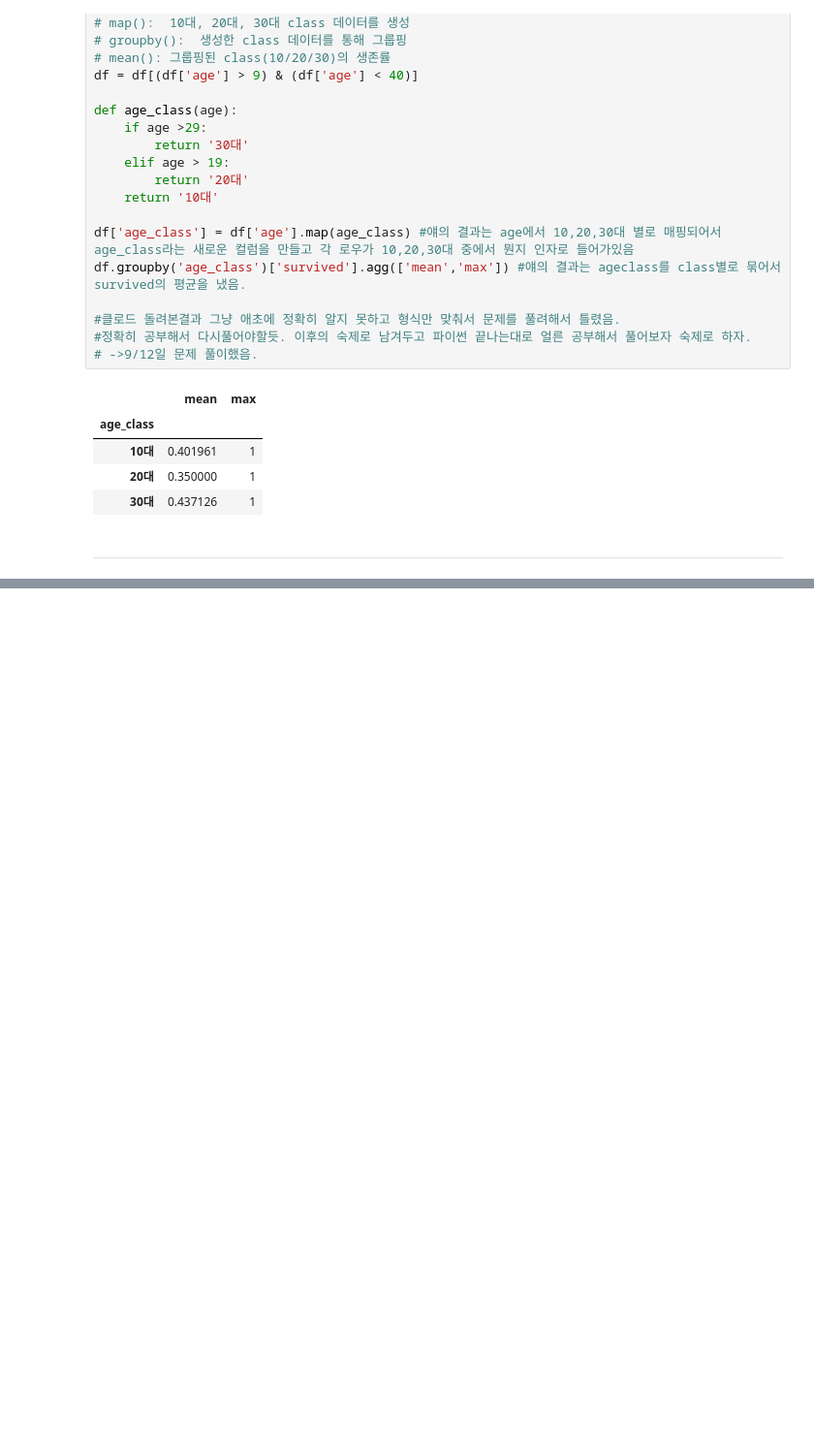
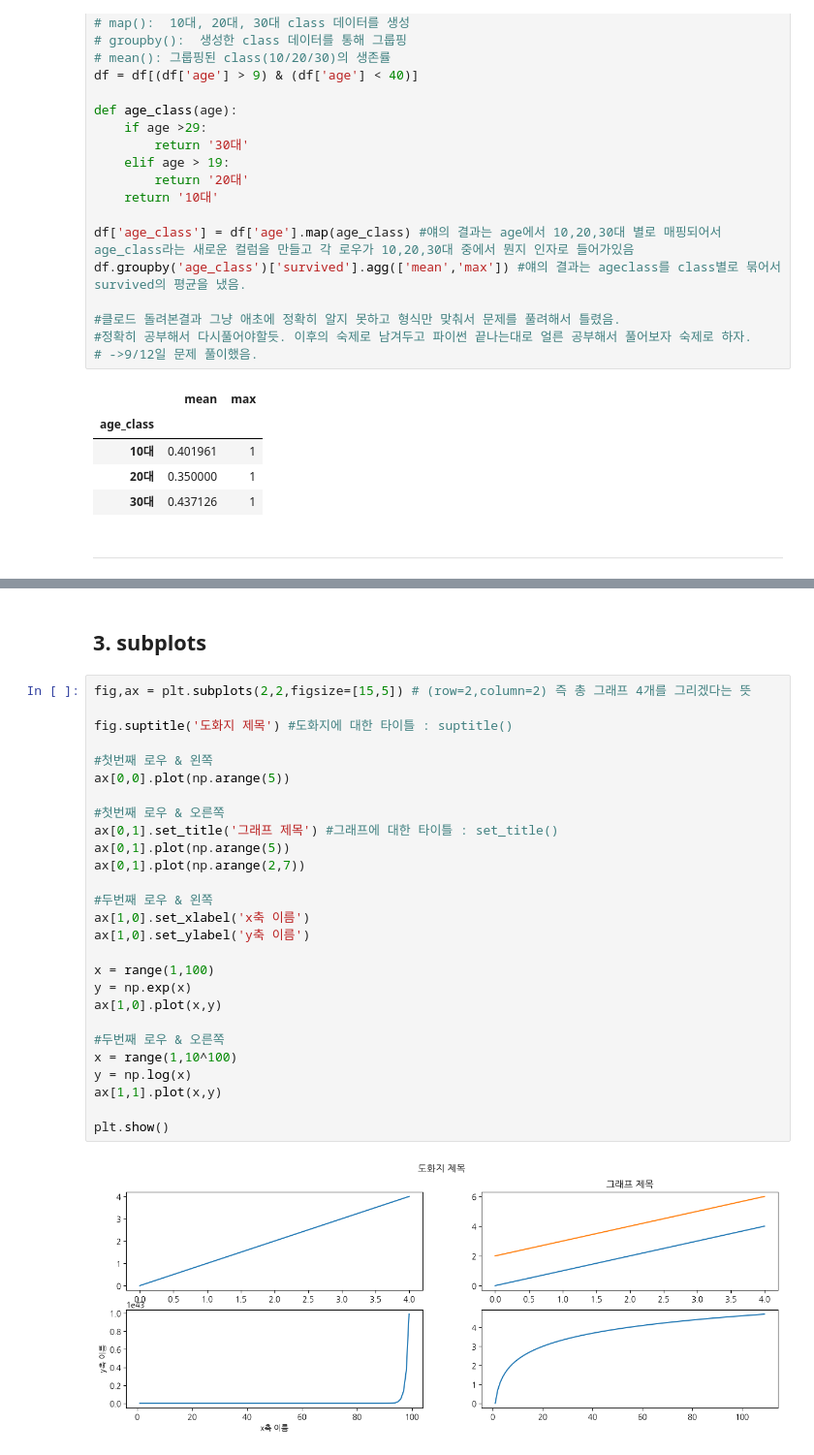
Before and after one commit to jumh991103/study_study, a Jupyter notebook: machine_learning_book/teacher_practice_2(data_vsualization).ipynb, the cells around one changed output, grey strips where cells are left out. Shown at 97% size. Saved outputs shown, nothing was run; the diff lists cells and outputs as text; blank space fills up the shorter version.

```diff
--- a/machine_learning_book/teacher_practice_2(data_vsualization).ipynb
+++ b/machine_learning_book/teacher_practice_2(data_vsualization).ipynb
@@ -49,0 +84,31 @@ df.groupby('age_class')['survived'].agg(['mean','max']) #얘의 결과는 agecla
+# %% [markdown]
+## 3. subplots
+# %%
+fig,ax = plt.subplots(2,2,figsize=[15,5]) # (row=2,column=2) 즉 총 그래프 4개를 그리겠다는 뜻
+
+fig.suptitle('도화지 제목') #도화지에 대한 타이틀 : suptitle()
+
+#첫번째 로우 & 왼쪽
+ax[0,0].plot(np.arange(5))
+
+#첫번째 로우 & 오른쪽
+ax[0,1].set_title('그래프 제목') #그래프에 대한 타이틀 : set_title()
+ax[0,1].plot(np.arange(5))
+ax[0,1].plot(np.arange(2,7))
+
+#두번째 로우 & 왼쪽
+ax[1,0].set_xlabel('x축 이름')
+ax[1,0].set_ylabel('y축 이름')
+
+x = range(1,100)
+y = np.exp(x)
+ax[1,0].plot(x,y)
+
+#두번째 로우 & 오른쪽
+x = range(1,10^100)
+y = np.log(x)
+ax[1,1].plot(x,y)
+
+plt.show()
+# %% [output]
+[figure, added]
```
Also changed, not shown: parts of 36 cells of this notebook, 2 other files.
